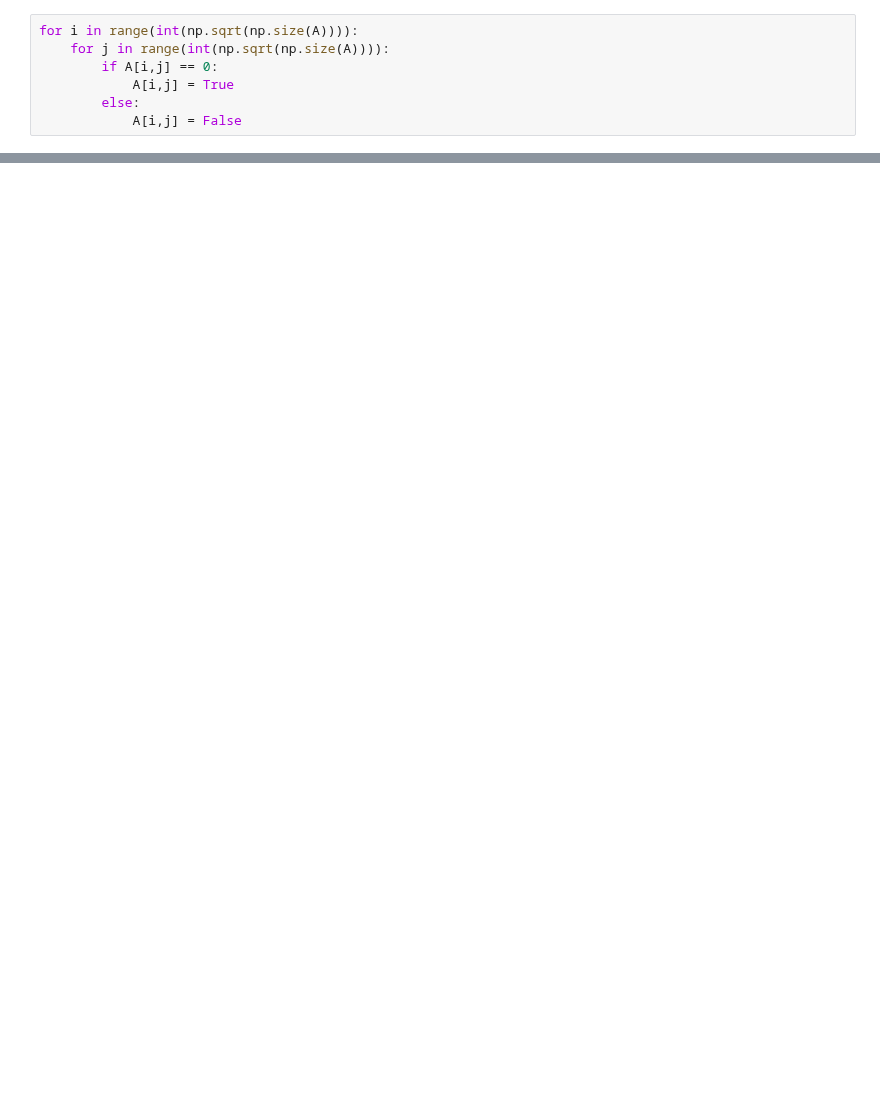
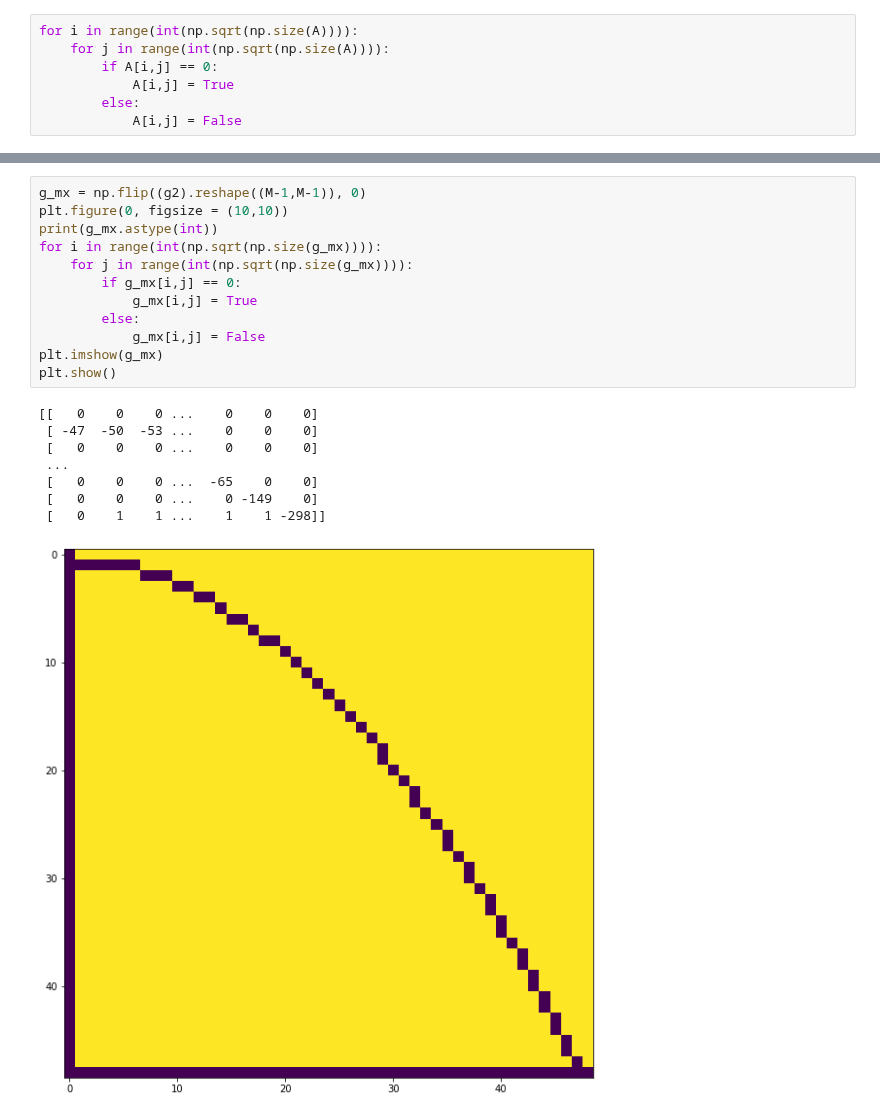
Before and after one commit to aledha/TMA4212-NumDiffDiff, a Jupyter notebook: Project 1/OleScribbles.ipynb, the cells around one changed output, grey strips where cells are left out. Saved outputs shown, nothing was run; the diff lists cells and outputs as text; blank space fills up the shorter version.

```diff
--- a/Project 1/OleScribbles.ipynb
+++ b/Project 1/OleScribbles.ipynb
@@ -254,0 +306,21 @@ plt.show()
+# %%
+g_mx = np.flip((g2).reshape((M-1,M-1)), 0)
+plt.figure(0, figsize = (10,10))
+print(g_mx.astype(int))
+for i in range(int(np.sqrt(np.size(g_mx)))):
+    for j in range(int(np.sqrt(np.size(g_mx)))):
+        if g_mx[i,j] == 0:
+            g_mx[i,j] = True
+        else:
+            g_mx[i,j] = False
+plt.imshow(g_mx)
+plt.show()
+# %% [output]
+[[   0    0    0 ...    0    0    0]
+ [ -47  -50  -53 ...    0    0    0]
+ [   0    0    0 ...    0    0    0]
+ ...
+ [   0    0    0 ...  -65    0    0]
+ [   0    0    0 ...    0 -149    0]
+ [   0    1    1 ...    1    1 -298]]
+[figure, added]
```
Also changed, not shown: parts of 7 cells of this notebook.
